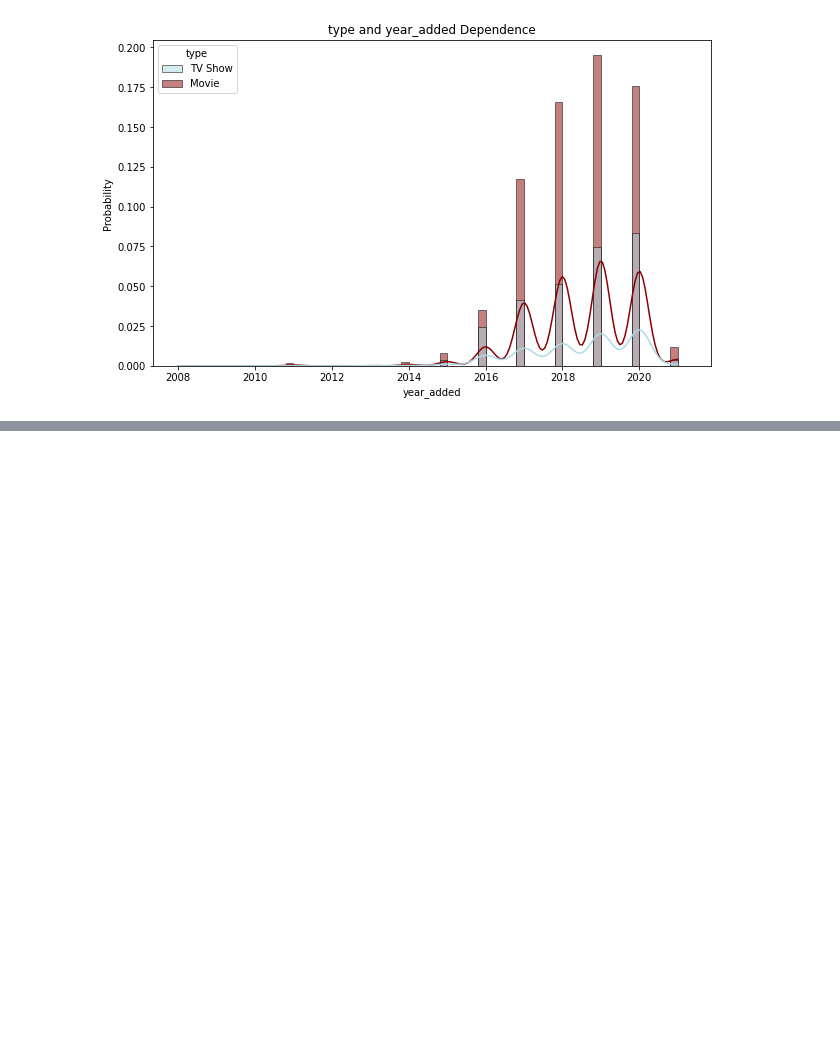
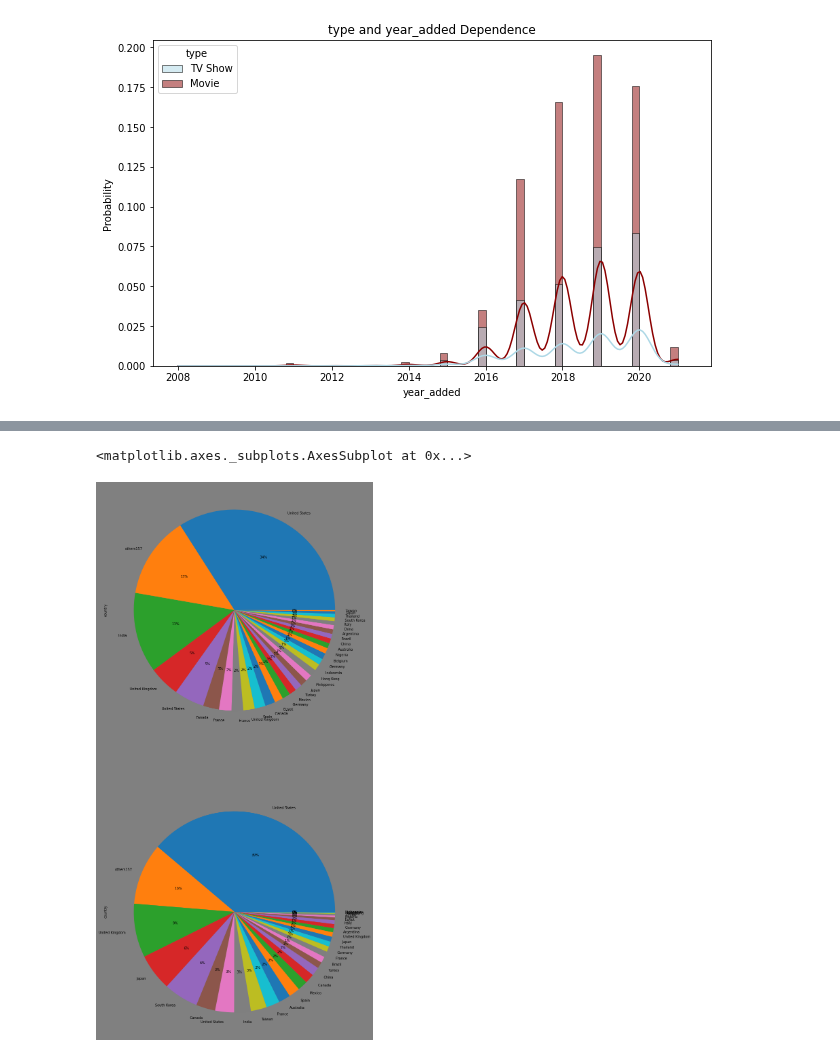
Before and after one commit to gauriagarwal18/NETFLIX_MOVIES_AND_TV_SHOWS_CLUSTERING, a Jupyter notebook: Netflix_Movies_And_Tv_Shows_Clustering_.ipynb, the cells around one changed output, grey strips where cells are left out. Cells and saved outputs as stored; diff of their text form; code cells hidden in the pictures; blank space fills up the shorter version.

```diff
--- a/Netflix_Movies_And_Tv_Shows_Clustering_.ipynb
+++ b/Netflix_Movies_And_Tv_Shows_Clustering_.ipynb
@@ -865,0 +880,11 @@ Text(0, 0.5, '')
+# %%
+
+country_movie = netflix_movie['country'].value_counts()
+country_show = netflix_show['country'].value_counts()
+# %%
+fig,axs=plt.subplots(2,1,figsize=(30,30),facecolor='grey',edgecolor='orange')
+country_movie.plot(kind = 'pie',autopct='%1.0f%%',ax=axs[0])
+country_show.plot(kind = 'pie',autopct='%1.0f%%',ax=axs[1])
+# %% [output]
+<matplotlib.axes._subplots.AxesSubplot at 0x...>
+[figure, added]
```
Also changed, not shown: parts of 10 cells of this notebook.
